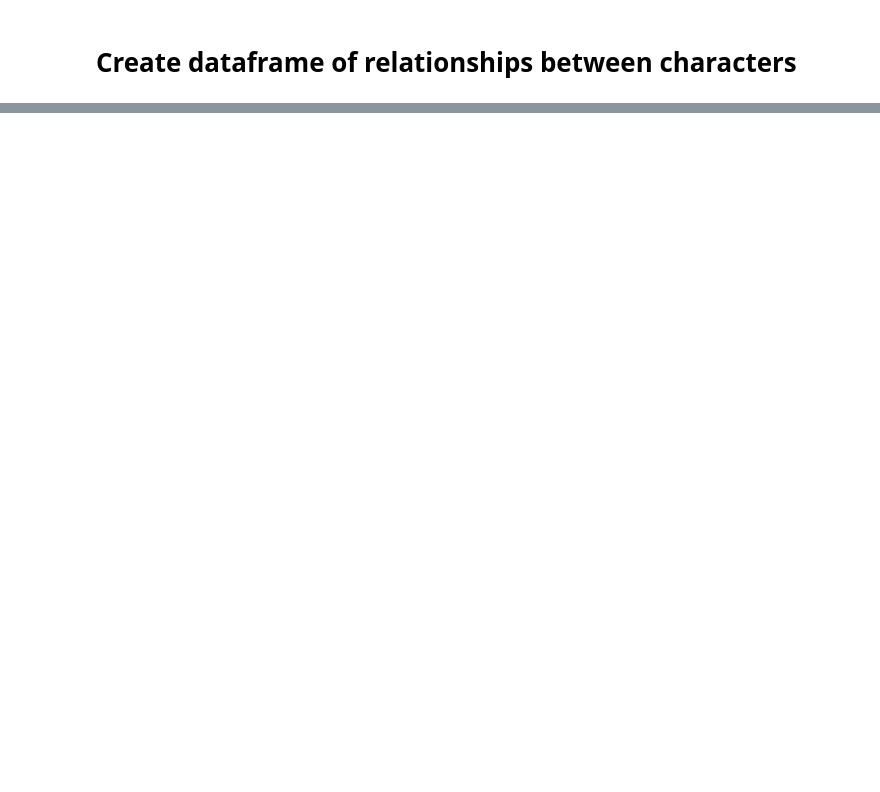
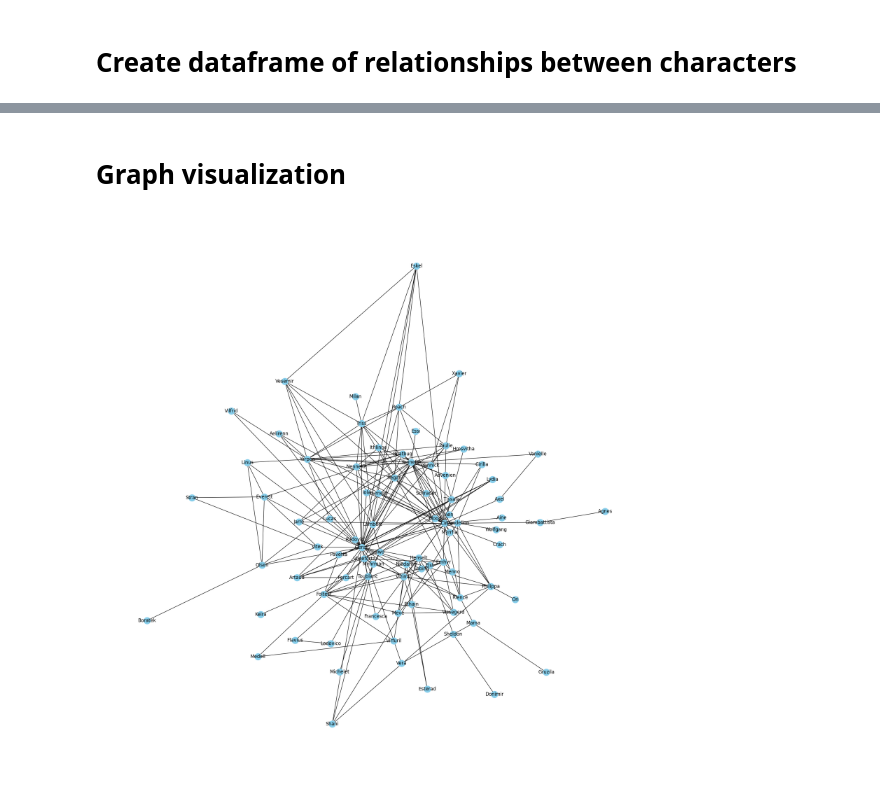
Before and after one commit to jontyj23/Character-Relationship-Mapping, a Jupyter notebook: relationship_creation.ipynb, the cells around one changed output, grey strips where cells are left out. Cells and saved outputs as stored; diff of their text form; code cells hidden in the pictures; blank space fills up the shorter version.

Commit message:
Update relationship_creation and export to script

```diff
--- a/relationship_creation.ipynb
+++ b/relationship_creation.ipynb
@@ -90,7 +172,7 @@ for i in range(sentence_entity_df.index[-1]):
     if len(unique_characters) > 1:
         for idx, x in enumerate(unique_characters[:-1]):
             y = unique_characters[idx + 1]
-            relationships.append({'rel_source': x, 'rel_target': y})
+            relationships.append({'source': x, 'target': y})
 
 # Convert list to dataframe
 relationships_df = pd.DataFrame(relationships)
@@ -97,0 +194,4 @@ relationships_df
+# %%
+# Sort the relationships
+relationships_df = pd.DataFrame(np.sort(relationships_df.values, axis=1), columns = relationships_df.columns)
+relationships_df
@@ -97,0 +212,6 @@ relationships_df
+# %%
+# Create column for weighting relationships
+relationships_df['weight'] = 1
+# Aggregate relationships and weight them
+relationships_df = relationships_df.groupby(['source','target'], sort=False, as_index=False).sum()
+relationships_df
@@ -97,0 +232,16 @@ relationships_df
+# %% [markdown]
+# Graph visualization
+# %%
+# Create a graph from a pandas dataframe
+G = nx.from_pandas_edgelist(relationships_df,
+                            source = "source",
+                            target = "target",
+                            edge_attr = "weight",
+                            create_using = nx.Graph())
+# %%
+plt.figure(figsize=(20,20))
+pos = nx.kamada_kawai_layout(G)
+nx.draw(G, with_labels=True, node_color='skyblue', edge_cmap=plt.cm.Blues, pos = pos)
+plt.show()
+# %% [output]
+[figure, added]
```
Also changed, not shown: parts of 11 cells of this notebook, 2 other files.
